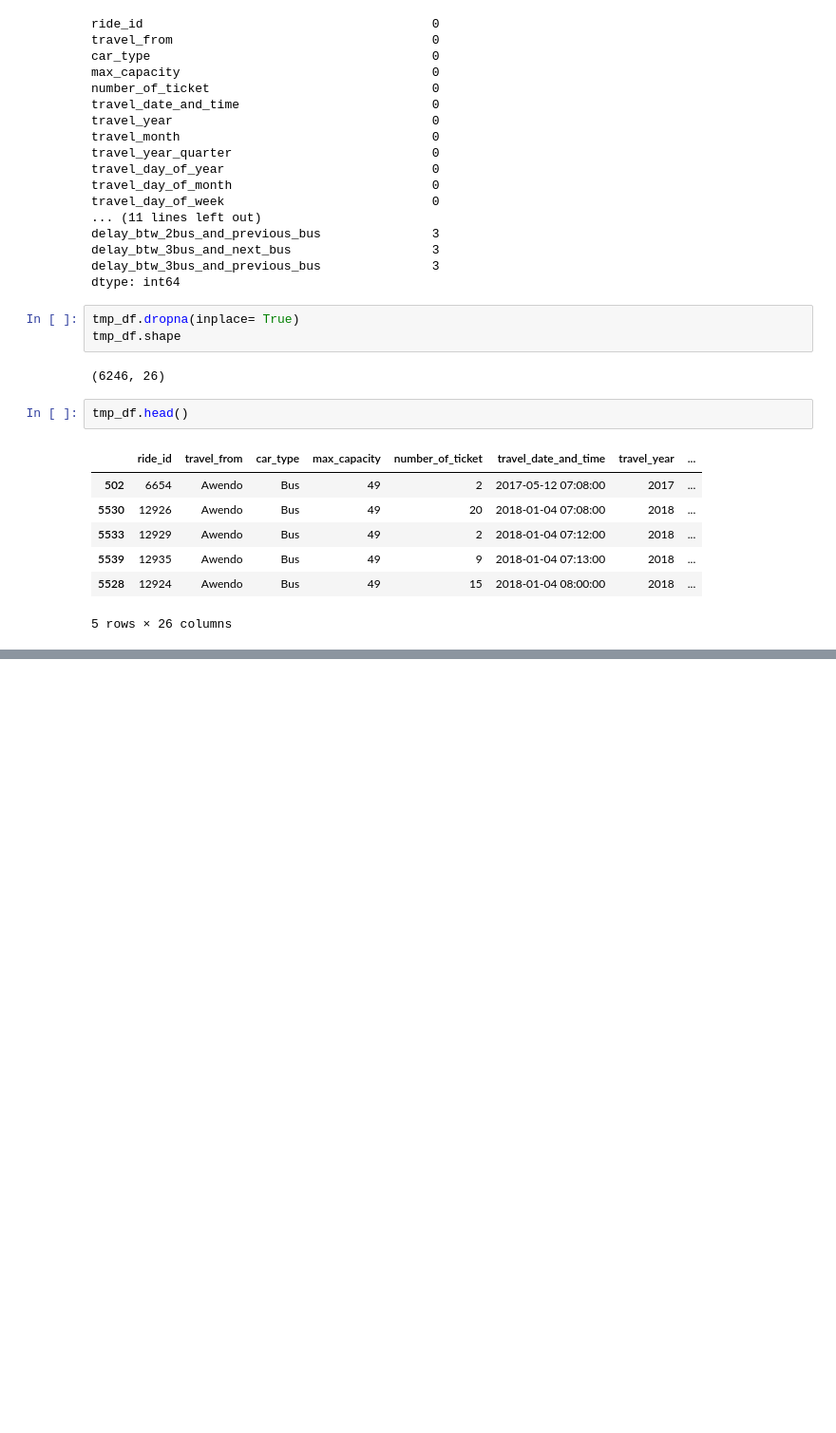
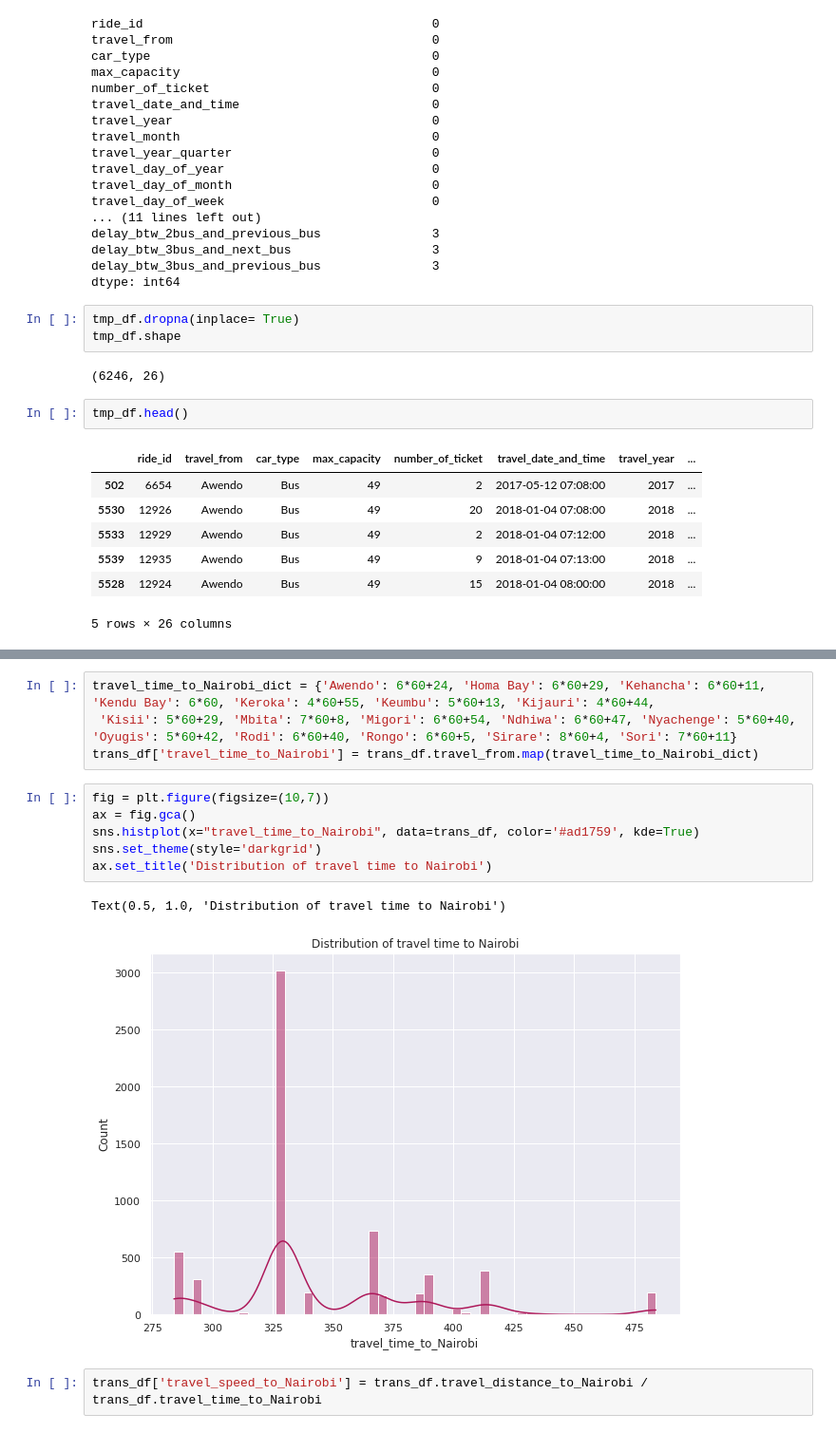
Before and after one commit to HariTarz/Transport_Demand_Prediction, a Jupyter notebook: Demand_Prediction_for_Public_Transport_Capstone_Project.ipynb, the cells around one changed output, grey strips where cells are left out. Shown at 95% size. Drawn from its saved outputs; the diff is of its cells as text; blank space fills up the shorter version.

```diff
--- a/Demand_Prediction_for_Public_Transport_Capstone_Project.ipynb
+++ b/Demand_Prediction_for_Public_Transport_Capstone_Project.ipynb
@@ -456,0 +467,15 @@ travel_distance_to_Nairobi_dict = {'Awendo':351, 'Homa Bay':360, 'Kehancha':387.
+# %%
+travel_time_to_Nairobi_dict = {'Awendo': 6*60+24, 'Homa Bay': 6*60+29, 'Kehancha': 6*60+11, 'Kendu Bay': 6*60, 'Keroka': 4*60+55, 'Keumbu': 5*60+13, 'Kijauri': 4*60+44,
+ 'Kisii': 5*60+29, 'Mbita': 7*60+8, 'Migori': 6*60+54, 'Ndhiwa': 6*60+47, 'Nyachenge': 5*60+40, 'Oyugis': 5*60+42, 'Rodi': 6*60+40, 'Rongo': 6*60+5, 'Sirare': 8*60+4, 'Sori': 7*60+11}
+trans_df['travel_time_to_Nairobi'] = trans_df.travel_from.map(travel_time_to_Nairobi_dict)
+# %%
+fig = plt.figure(figsize=(10,7))
+ax = fig.gca()
+sns.histplot(x="travel_time_to_Nairobi", data=trans_df, color='#ad1759', kde=True)
+sns.set_theme(style='darkgrid')
+ax.set_title('Distribution of travel time to Nairobi')
+# %% [output]
+Text(0.5, 1.0, 'Distribution of travel time to Nairobi')
+[figure, added]
+# %%
+trans_df['travel_speed_to_Nairobi'] = trans_df.travel_distance_to_Nairobi / trans_df.travel_time_to_Nairobi
```
Also changed, not shown: parts of 14 cells of this notebook.
